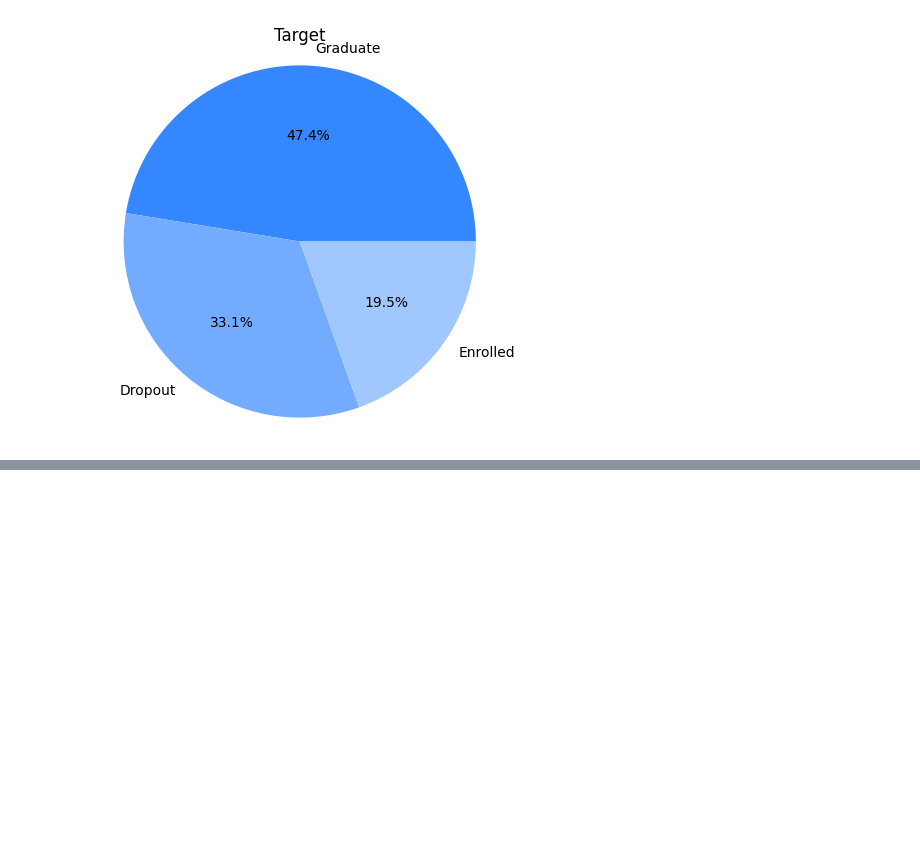
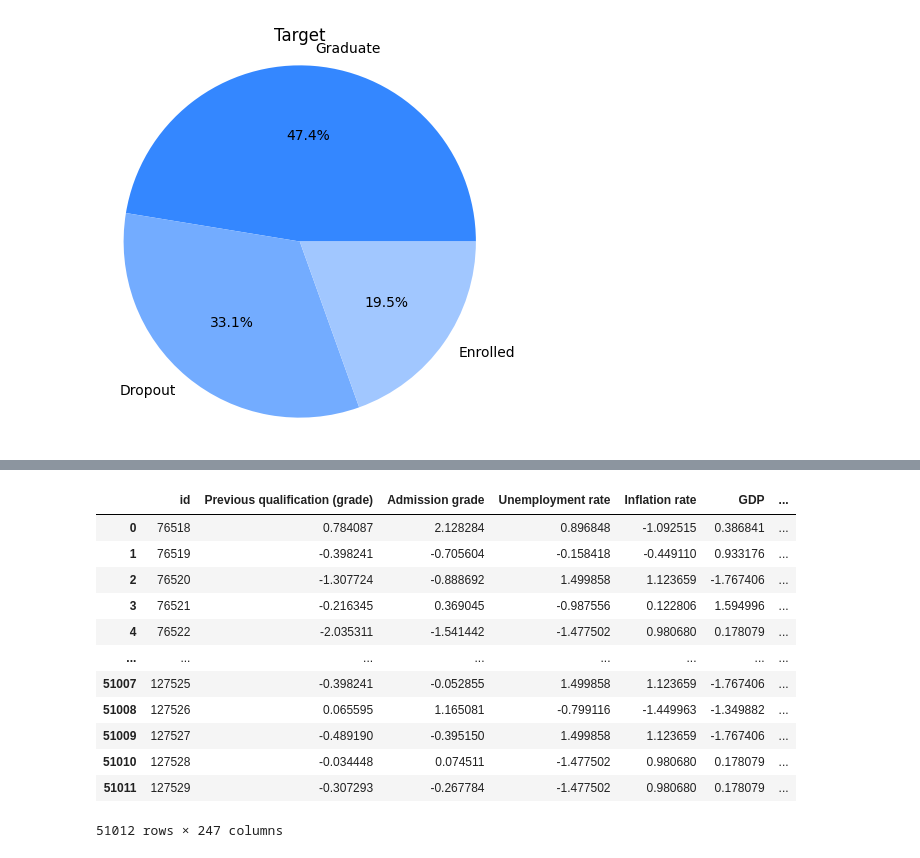
Before and after one commit to brian02oriel/python-kaggle-competitions, a Jupyter notebook: Academic_success_classification/academic-success.ipynb, the cells around one changed output, grey strips where cells are left out. Drawn from its saved outputs; the diff is of its cells as text; code cells hidden in the pictures; blank space fills up the shorter version.

```diff
--- a/Academic_success_classification/academic-success.ipynb
+++ b/Academic_success_classification/academic-success.ipynb
@@ -302,6 +325,8 @@ def preprocessing(df, is_train=True):
        'Unemployment rate',
        'Inflation rate',
        'GDP',
+        "Mother's qualification",
+        "Father's qualification",
        'Curricular units 1st sem (credited)',
        'Curricular units 1st sem (enrolled)',
        'Curricular units 1st sem (evaluations)',
@@ -318,8 +343,6 @@ def preprocessing(df, is_train=True):
                  'Previous qualification',
                  'Displaced',
                  'Nacionality',
-                 "Mother's qualification",
-                 "Father's qualification",
                  "Mother's occupation",
                  "Father's occupation",
                  'Educational special needs',
@@ -327,7 +350,10 @@ def preprocessing(df, is_train=True):
                  'Tuition fees up to date',
                  'Gender',
                  'Scholarship holder',
-                 'International']
+                 'International',
+                 'Curricular units 2nd sem (without evaluations)',
+                 'Curricular units 1st sem (without evaluations)'
+                 ]
 
     numerical_transformer = Pipeline(steps=[
     ('imputer', SimpleImputer(strategy='mean')),
@@ -343,10 +369,13 @@ def preprocessing(df, is_train=True):
             ('cat', categorical_transformer, categorical_features)
         ])
 
-    pipeline = Pipeline(steps=[('preprocessor', preprocessor)])
+    pipeline = Pipeline(steps=[
+        ('preprocessor', preprocessor),
+        ('original_plus_pca', OriginalPlusPCA(pca_components=2))
+        ])
     df_transformed = pipeline.fit_transform(df)
 
-    columns_transformed = numerical_features + list(preprocessor.named_transformers_['cat'].named_steps['onehot'].get_feature_names_out(categorical_features))
+    columns_transformed = numerical_features + list(preprocessor.named_transformers_['cat'].named_steps['onehot'].get_feature_names_out(categorical_features)) + ['PCA1', 'PCA2']
     print(numerical_features)
     print(list(preprocessor.named_transformers_['cat'].named_steps['onehot'].get_feature_names_out(categorical_features)))
 
@@ -363,5 +392,5 @@ def preprocessing(df, is_train=True):
         df_transformed['Target'] = df['Target'].map({'Graduate': 0, 'Dropout': 1, 'Enrolled': 2})
 
 
-    return df_transformed, pipeline.fit(df)
+    return df_transformed, pipeline.fit(df), columns_transformed
 # %%
@@ -715,0 +574,24 @@ def findBestParams(model, params, X, y):
+# %%
+test_transformed = pipeline.transform(test_df)
+# Convert the sparse matrix to a dense array if necessary
+if isinstance(test_transformed, scipy.sparse.csr_matrix):
+    test_transformed = test_transformed.toarray()
+    print(type(test_transformed))  # Should be <class 'numpy.ndarray'>
+
+test_processed_df = pd.DataFrame(test_transformed, columns=columns_transformed)
+test_processed_df = pd.concat([pd.DataFrame(test_df[['id']], columns=['id']), test_processed_df], axis=1)
+test_processed_df
+# %% [output]
+|  | id | Previous qualification (grade) | Admission grade | Unemployment rate | Inflation rate | GDP | ... |
+| 0 | 76518 | 0.784087 | 2.128284 | 0.896848 | -1.092515 | 0.386841 | ... |
+| 1 | 76519 | -0.398241 | -0.705604 | -0.158418 | -0.449110 | 0.933176 | ... |
+| 2 | 76520 | -1.307724 | -0.888692 | 1.499858 | 1.123659 | -1.767406 | ... |
+| 3 | 76521 | -0.216345 | 0.369045 | -0.987556 | 0.122806 | 1.594996 | ... |
+| 4 | 76522 | -2.035311 | -1.541442 | -1.477502 | 0.980680 | 0.178079 | ... |
+| ... | ... | ... | ... | ... | ... | ... | ... |
+| 51007 | 127525 | -0.398241 | -0.052855 | 1.499858 | 1.123659 | -1.767406 | ... |
+| 51008 | 127526 | 0.065595 | 1.165081 | -0.799116 | -1.449963 | -1.349882 | ... |
+| 51009 | 127527 | -0.489190 | -0.395150 | 1.499858 | 1.123659 | -1.767406 | ... |
+| 51010 | 127528 | -0.034448 | 0.074511 | -1.477502 | 0.980680 | 0.178079 | ... |
+| 51011 | 127529 | -0.307293 | -0.267784 | -1.477502 | 0.980680 | 0.178079 | ... |
+51012 rows × 247 columns
```
Also changed, not shown: parts of 18 cells of this notebook, 2 other files.
